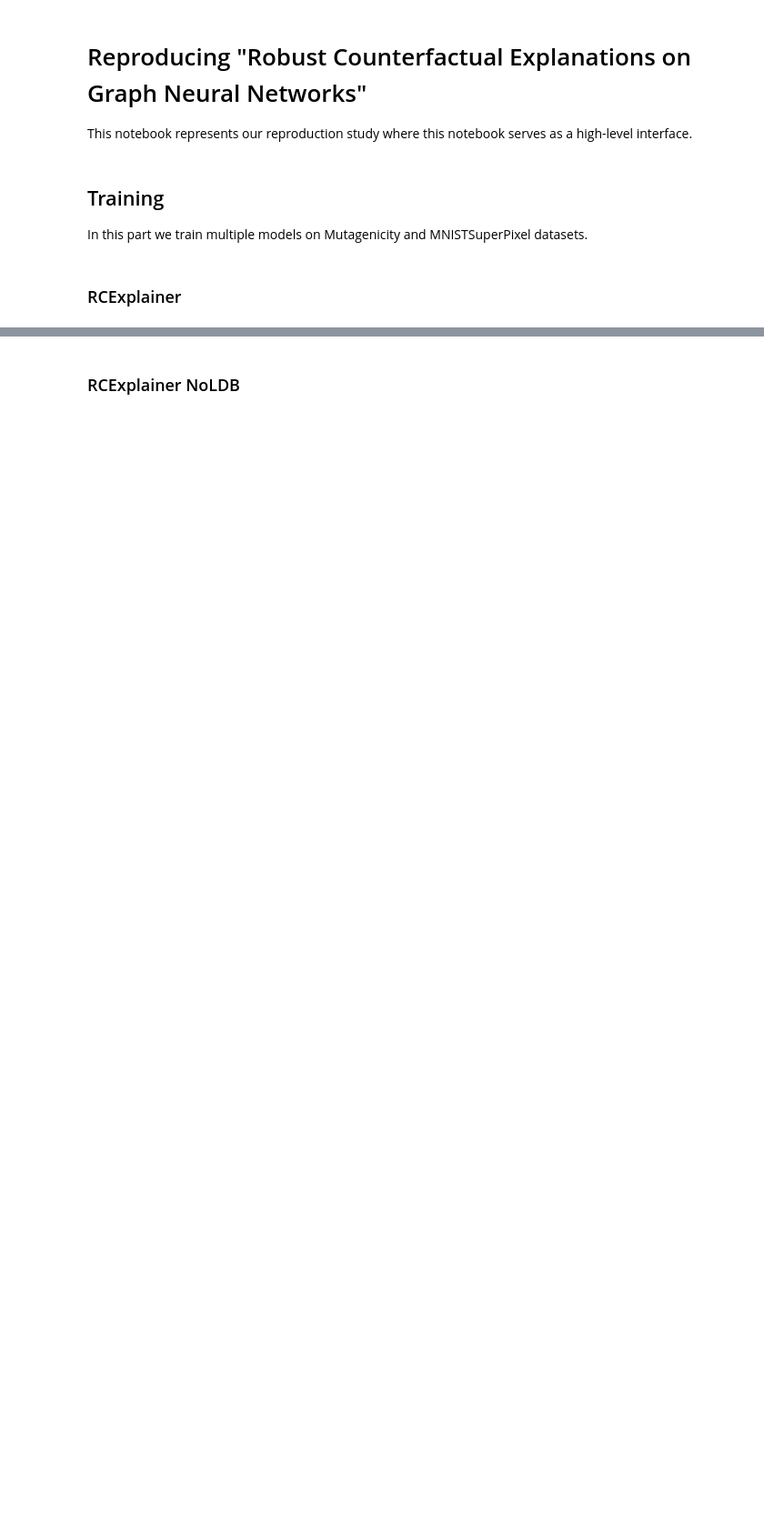
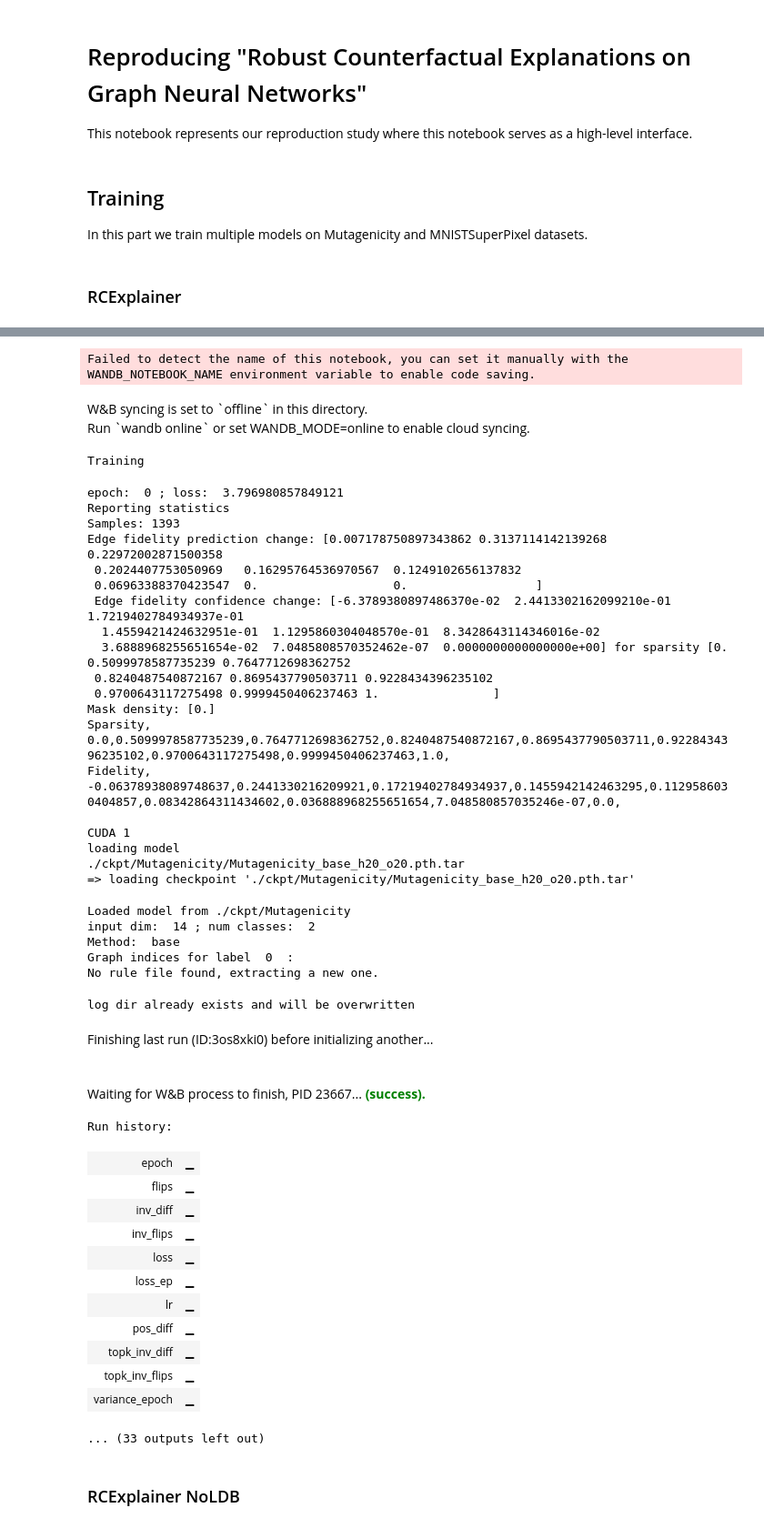
Before and after one commit to RomanOort/FACTAI, a Jupyter notebook: packages/gcn_interpretation/gnn-model-explainer/Reproducing "Robust Counterfactual Explanation on Graph Neutral Networks".ipynb, the cells around one changed output, grey strips where cells are left out. Shown at 91% size. Saved outputs shown, nothing was run; the diff lists cells and outputs as text; code cells hidden in the pictures; blank space fills up the shorter version.

Commit message:
Bug fix nn.sigmoid and high level notebook

```diff
--- a/packages/gcn_interpretation/gnn-model-explainer/Reproducing "Robust Counterfactual Explanation on Graph Neutral Networks".ipynb
+++ b/packages/gcn_interpretation/gnn-model-explainer/Reproducing "Robust Counterfactual Explanation on Graph Neutral Networks".ipynb
@@ -7,2 +31,10 @@ In this part we train multiple models on Mutagenicity and MNISTSuperPixel datase
 # %% [markdown]
 ### RCExplainer
+# %%
+prog_args.num_epochs = 1
+prog_args.bmname = "Mutagenicity"  # Dataset used for training
+prog_args.explainer_method = "rcexplainer"  # Explainer model to train
+prog_args.prefix = "rcexp_mutag"  # Used for storing models and logging training
+
+train(prog_args)
+# %% [output]
@@ -9,2 +51,46 @@ In this part we train multiple models on Mutagenicity and MNISTSuperPixel datase
+Failed to detect the name of this notebook, you can set it manually with the WANDB_NOTEBOOK_NAME environment variable to enable code saving.
+W&B syncing is set to `offline` in this directory.
+Run `wandb online` or set WANDB_MODE=online to enable cloud syncing.
+Training
+epoch:  0 ; loss:  3.796980857849121
+Reporting statistics
+Samples: 1393
+Edge fidelity prediction change: [0.007178750897343862 0.3137114142139268   0.22972002871500358
+ 0.2024407753050969   0.16295764536970567  0.1249102656137832
+ 0.06963388370423547  0.                   0.                  ]
+ Edge fidelity confidence change: [-6.3789380897486370e-02  2.4413302162099210e-01  1.7219402784934937e-01
+  1.4559421424632951e-01  1.1295860304048570e-01  8.3428643114346016e-02
+  3.6888968255651654e-02  7.0485808570352462e-07  0.0000000000000000e+00] for sparsity [0.                 0.5099978587735239 0.7647712698362752
+ 0.8240487540872167 0.8695437790503711 0.9228434396235102
+ 0.9700643117275498 0.9999450406237463 1.                ]
+Mask density: [0.]
+Sparsity, 0.0,0.5099978587735239,0.7647712698362752,0.8240487540872167,0.8695437790503711,0.9228434396235102,0.9700643117275498,0.9999450406237463,1.0,
+Fidelity, -0.06378938089748637,0.2441330216209921,0.17219402784934937,0.1455942142463295,0.1129586030404857,0.08342864311434602,0.036888968255651654,7.048580857035246e-07,0.0,
+
+CUDA 1
+loading model
+./ckpt/Mutagenicity/Mutagenicity_base_h20_o20.pth.tar
+=> loading checkpoint './ckpt/Mutagenicity/Mutagenicity_base_h20_o20.pth.tar'
+Loaded model from ./ckpt/Mutagenicity
+input dim:  14 ; num classes:  2
+Method:  base
+Graph indices for label  0  :
+No rule file found, extracting a new one.
+log dir already exists and will be overwritten
+Finishing last run (ID:3os8xki0) before initializing another...
+Waiting for W&B process to finish, PID 23667... (success).
+Run history:
+| epoch | ▁ |
+| flips | ▁ |
+| inv_diff | ▁ |
+| inv_flips | ▁ |
+| loss | ▁ |
+| loss_ep | ▁ |
+| lr | ▁ |
+| pos_diff | ▁ |
+| topk_inv_diff | ▁ |
+| topk_inv_flips | ▁ |
+| variance_epoch | ▁ |
+... (33 outputs left out)
 # %% [markdown]
 ### RCExplainer NoLDB
```
Also changed, not shown: parts of 14 cells of this notebook, 27 other files.
